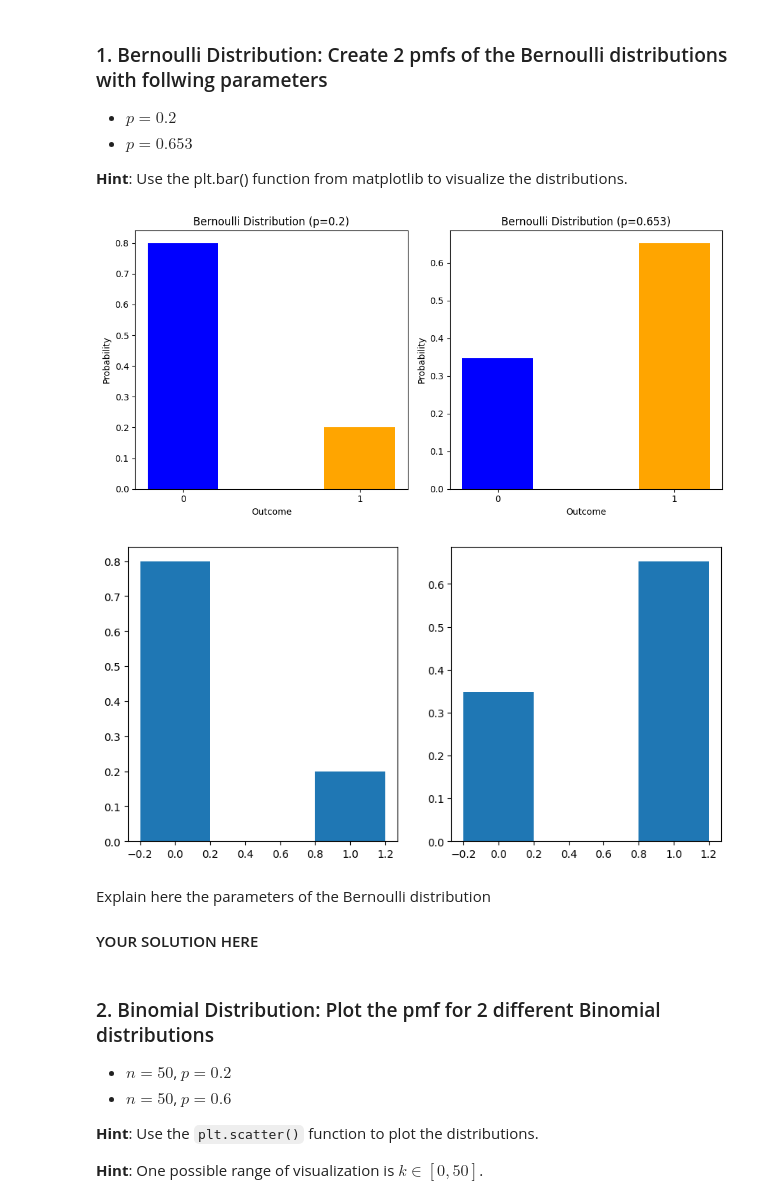
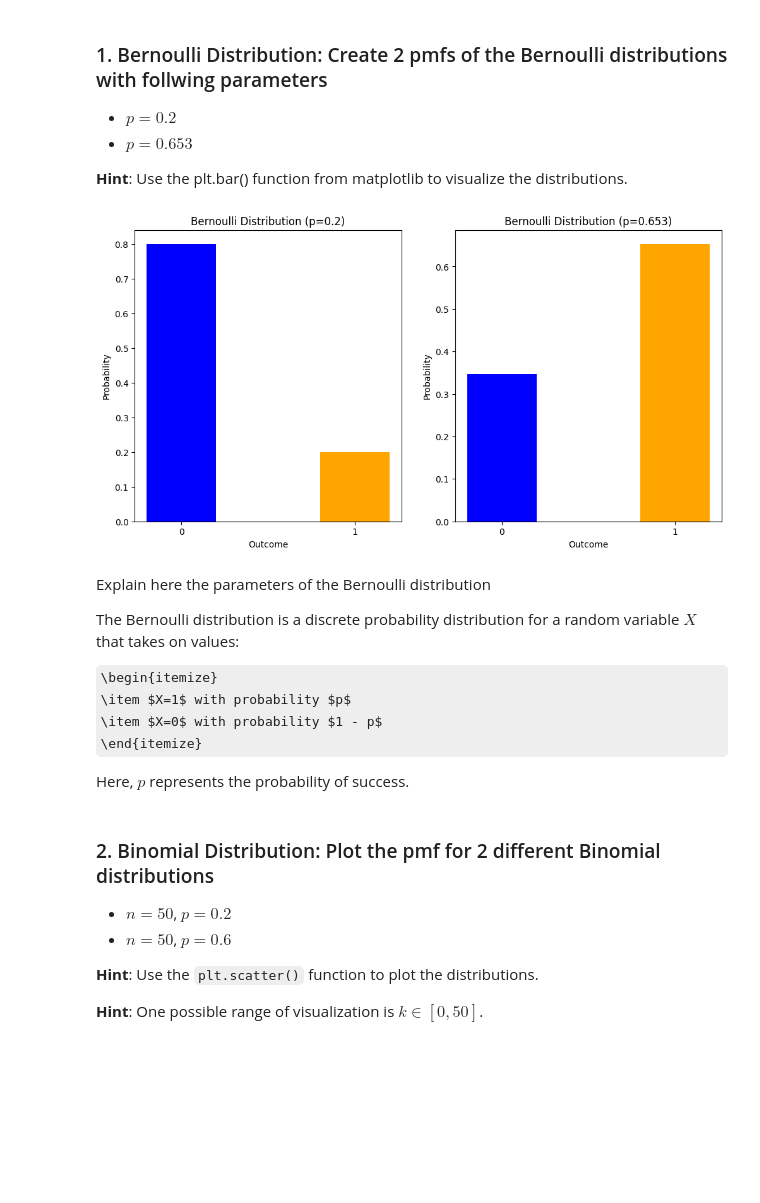
Before and after one commit to masprime77/PMI_homeworks, a Jupyter notebook: homework2_student_v1.ipynb, the cells around one changed output. Cells and saved outputs as stored; diff of their text form; code cells hidden in the pictures; some formulas as TeX source; blank space fills up the shorter version.

```diff
--- a/homework2_student_v1.ipynb
+++ b/homework2_student_v1.ipynb
@@ -102,46 +102,40 @@ Note: Think about a smart way to visualize the mean and the standard deviation s
 **Hint**: Use the plt.bar() function from matplotlib to visualize the distributions.
 # %%
 def plt_bernolli():
-    import matplotlib.pyplot as plt
-    # Parameters of the Bernoulli distributions
-    p_values = [0.2, 0.653]
-
-    # Possible outcomes for a Bernoulli distribution
-    outcomes = [0, 1]
-
-    # Create subplots for the two distributions
-    fig, axes = plt.subplots(1, 2, figsize=(10, 5))
-
-    for i, p in enumerate(p_values):
-        pmf = [1 - p, p]  # PMF values for outcomes 0 and 1
-        axes[i].bar(outcomes, pmf, color=['blue', 'orange'], width=0.4)
-        axes[i].set_title(f'Bernoulli Distribution (p={p})')
-        axes[i].set_xticks(outcomes)
-        axes[i].set_xticklabels(['0', '1'])
-        axes[i].set_xlabel('Outcome')
-        axes[i].set_ylabel('Probability')
-
-    plt.tight_layout()
-    plt.show()
-
-
     p1 = 0.2
     p2 = 0.653
 
-    plt.figure(figsize=(10, 5))
+    plt.figure(figsize=(12, 6))
+
     plt.subplot(1, 2, 1)
-    plt.bar([0, 1], [1 - p1, p1], width=0.4)
+    plt.bar([0, 1], [1 - p1, p1], width=0.4, color=['blue', 'orange'])
+    plt.title(f'Bernoulli Distribution (p={p1})')
+    plt.xlabel('Outcome')
+    plt.ylabel('Probability')
+    plt.xticks([0, 1])
+
     plt.subplot(1, 2, 2)
-    plt.bar([0, 1], [1 - p2, p2], width=0.4)
+    plt.bar([0, 1], [1 - p2, p2], width=0.4, color=['blue', 'orange'])
+    plt.title(f'Bernoulli Distribution (p={p2})')
+    plt.xlabel('Outcome')
+    plt.ylabel('Probability')
+    plt.xticks([0, 1])
 
 plt_bernolli()
 # %% [output]
-[figure, old version]
+[figure, new version]
-[figure, removed]
 # %% [markdown]
 Explain here the parameters of the Bernoulli distribution
 
-#### YOUR SOLUTION HERE
+The Bernoulli distribution is a discrete probability
+distribution for a random variable $X$ that takes on values:
+
+\begin{itemize}
+    \item $X=1$ with probability $p$
+    \item $X=0$ with probability $1 - p$
+\end{itemize}
+
+Here, $p$ represents the probability of success.
 # %% [markdown]
 ### 2. Binomial Distribution: Plot the pmf for 2 different Binomial distributions
 
```
Also changed, not shown: 6 other files.
